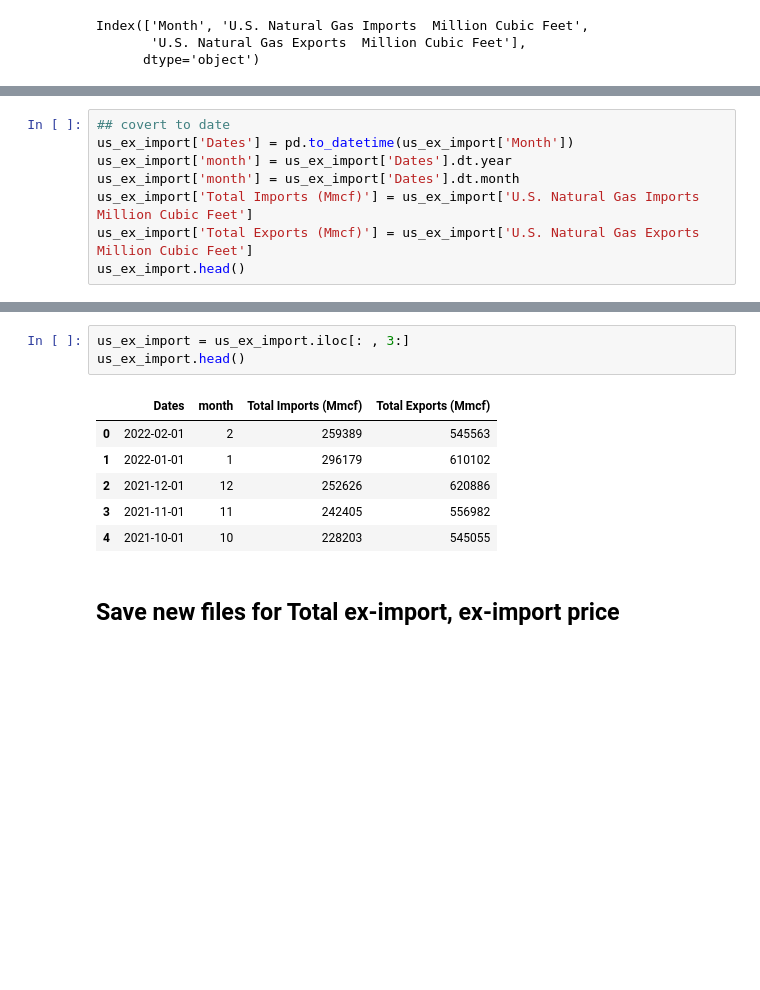
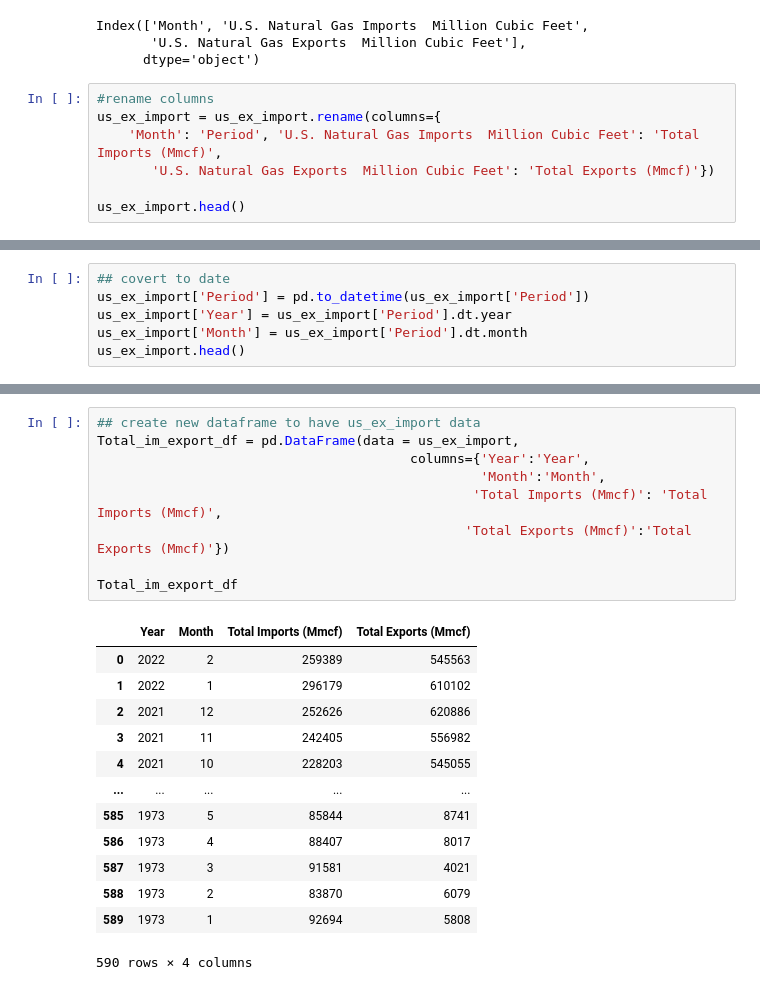
Before and after one commit to FIRE-Phoebe/Gas_Price_analysis, a Jupyter notebook: Resources/Datasets/US_Gas_import_export.ipynb, the cells around one changed output, grey strips where cells are left out. Drawn from its saved outputs; the diff is of its cells as text; blank space fills up the shorter version.

```diff
--- a/Resources/Datasets/US_Gas_import_export.ipynb
+++ b/Resources/Datasets/US_Gas_import_export.ipynb
@@ -175,3 +180,10 @@ us_ex_import.columns
 Index(['Month', 'U.S. Natural Gas Imports  Million Cubic Feet',
        'U.S. Natural Gas Exports  Million Cubic Feet'],
       dtype='object')
+# %%
+#rename columns
+us_ex_import = us_ex_import.rename(columns={
+    'Month': 'Period', 'U.S. Natural Gas Imports  Million Cubic Feet': 'Total Imports (Mmcf)',
+       'U.S. Natural Gas Exports  Million Cubic Feet': 'Total Exports (Mmcf)'})
+
+us_ex_import.head()
@@ -178,9 +197,7 @@ Index(['Month', 'U.S. Natural Gas Imports  Million Cubic Feet',
 # %%
 ## covert to date
-us_ex_import['Dates'] = pd.to_datetime(us_ex_import['Month'])
-us_ex_import['month'] = us_ex_import['Dates'].dt.year
-us_ex_import['month'] = us_ex_import['Dates'].dt.month
-us_ex_import['Total Imports (Mmcf)'] = us_ex_import['U.S. Natural Gas Imports  Million Cubic Feet']
-us_ex_import['Total Exports (Mmcf)'] = us_ex_import['U.S. Natural Gas Exports  Million Cubic Feet']
+us_ex_import['Period'] = pd.to_datetime(us_ex_import['Period'])
+us_ex_import['Year'] = us_ex_import['Period'].dt.year
+us_ex_import['Month'] = us_ex_import['Period'].dt.month
 us_ex_import.head()
 # %% [output]
@@ -193,12 +210,23 @@ us_ex_import.head()
 # %%
-us_ex_import = us_ex_import.iloc[: , 3:]
-us_ex_import.head()
+## create new dataframe to have us_ex_import data
+Total_im_export_df = pd.DataFrame(data = us_ex_import,
+                                        columns={'Year':'Year',
+                                                 'Month':'Month',
+                                                'Total Imports (Mmcf)': 'Total Imports (Mmcf)',
+                                               'Total Exports (Mmcf)':'Total Exports (Mmcf)'})
+
+Total_im_export_df
 # %% [output]
-|  | Dates | month | Total Imports (Mmcf) | Total Exports (Mmcf) |
-| 0 | 2022-02-01 | 2 | 259389 | 545563 |
-| 1 | 2022-01-01 | 1 | 296179 | 610102 |
-| 2 | 2021-12-01 | 12 | 252626 | 620886 |
-| 3 | 2021-11-01 | 11 | 242405 | 556982 |
-| 4 | 2021-10-01 | 10 | 228203 | 545055 |
+|  | Year | Month | Total Imports (Mmcf) | Total Exports (Mmcf) |
+| 0 | 2022 | 2 | 259389 | 545563 |
+| 1 | 2022 | 1 | 296179 | 610102 |
+| 2 | 2021 | 12 | 252626 | 620886 |
+| 3 | 2021 | 11 | 242405 | 556982 |
+| 4 | 2021 | 10 | 228203 | 545055 |
+| ... | ... | ... | ... | ... |
+| 585 | 1973 | 5 | 85844 | 8741 |
+| 586 | 1973 | 4 | 88407 | 8017 |
+| 587 | 1973 | 3 | 91581 | 4021 |
+| 588 | 1973 | 2 | 83870 | 6079 |
+| 589 | 1973 | 1 | 92694 | 5808 |
+590 rows × 4 columns
-# %% [markdown]
-## Save new files for Total ex-import, ex-import price
```
Also changed, not shown: parts of 21 cells of this notebook, 2 other files.
